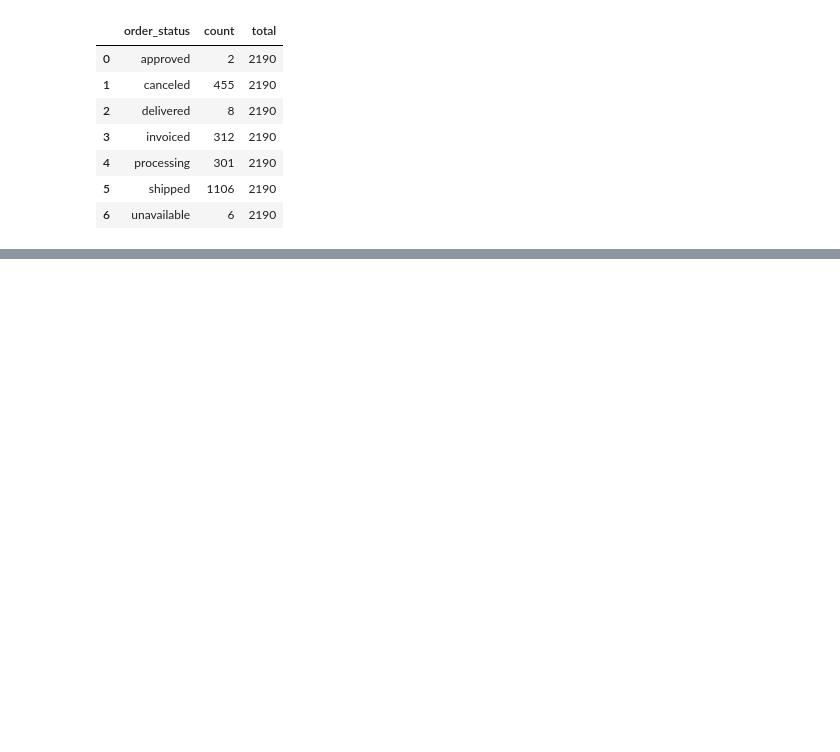
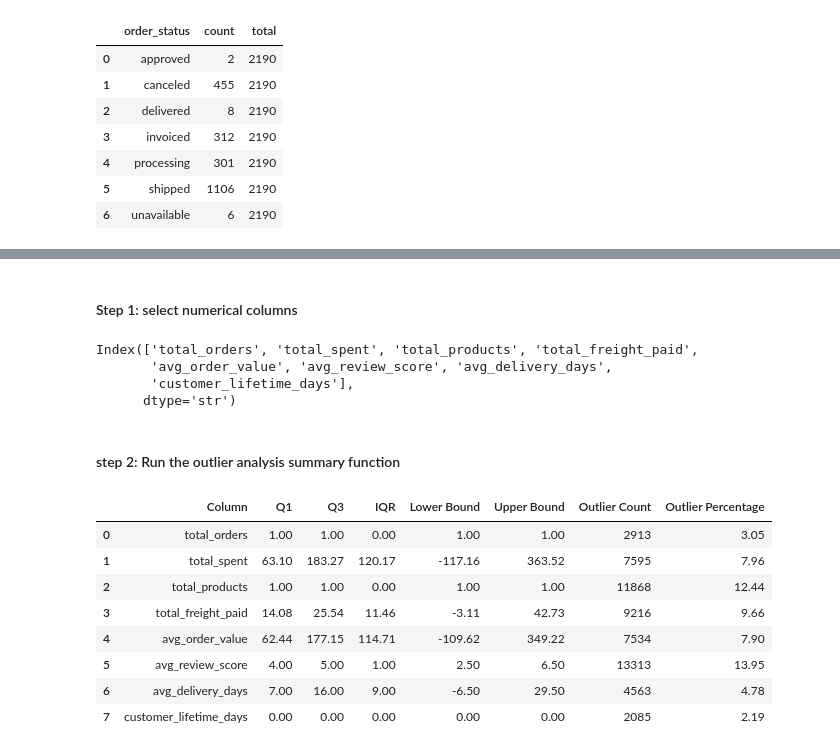
Before and after one commit to anees555/Customer-Intelligent-Platform, a Jupyter notebook: notebooks/03_data_preprocessing.ipynb, the cells around one changed output, grey strips where cells are left out. Cells and saved outputs as stored; diff of their text form; code cells hidden in the pictures; blank space fills up the shorter version.

Commit message:
data preprocessing : customer is completed and document it

```diff
--- a/notebooks/03_data_preprocessing.ipynb
+++ b/notebooks/03_data_preprocessing.ipynb
@@ -324,6 +325,10 @@ customer_df[
 # %% [output]
 |  | customer_unique_id | total_orders | total_spent | total_products | total_freight_paid | avg_order_value | ... |
 | 48972 | 830d5b7aaa3b6f1e9ad63703bec97d23 | 1 | NaN | 3.0 | 8.49 | NaN | ... |
+# %%
+customer_df = customer_df.dropna(
+    subset=["total_spent", "avg_order_value"]
+)
 # %%
 query = """
 SELECT
@@ -375,0 +396,27 @@ check
+# %% [markdown]
+#### Step 1: select numerical columns
+# %%
+numerical_columns = customer_df.select_dtypes(include=["int64", "float64"]).columns
+# %%
+numerical_columns
+# %% [output]
+Index(['total_orders', 'total_spent', 'total_products', 'total_freight_paid',
+       'avg_order_value', 'avg_review_score', 'avg_delivery_days',
+       'customer_lifetime_days'],
+      dtype='str')
+# %% [markdown]
+#### step 2: Run the outlier analysis summary function
+# %%
+customer_outlier_summary = outlier_summary(customer_df, numerical_columns)
+# %%
+customer_outlier_summary
+# %% [output]
+|  | Column | Q1 | Q3 | IQR | Lower Bound | Upper Bound | Outlier Count | Outlier Percentage |
+| 0 | total_orders | 1.00 | 1.00 | 0.00 | 1.00 | 1.00 | 2913 | 3.05 |
+| 1 | total_spent | 63.10 | 183.27 | 120.17 | -117.16 | 363.52 | 7595 | 7.96 |
+| 2 | total_products | 1.00 | 1.00 | 0.00 | 1.00 | 1.00 | 11868 | 12.44 |
+| 3 | total_freight_paid | 14.08 | 25.54 | 11.46 | -3.11 | 42.73 | 9216 | 9.66 |
+| 4 | avg_order_value | 62.44 | 177.15 | 114.71 | -109.62 | 349.22 | 7534 | 7.90 |
+| 5 | avg_review_score | 4.00 | 5.00 | 1.00 | 2.50 | 6.50 | 13313 | 13.95 |
+| 6 | avg_delivery_days | 7.00 | 16.00 | 9.00 | -6.50 | 29.50 | 4563 | 4.78 |
+| 7 | customer_lifetime_days | 0.00 | 0.00 | 0.00 | 0.00 | 0.00 | 2085 | 2.19 |
```
Also changed, not shown: parts of 6 cells of this notebook, 3 other files.
